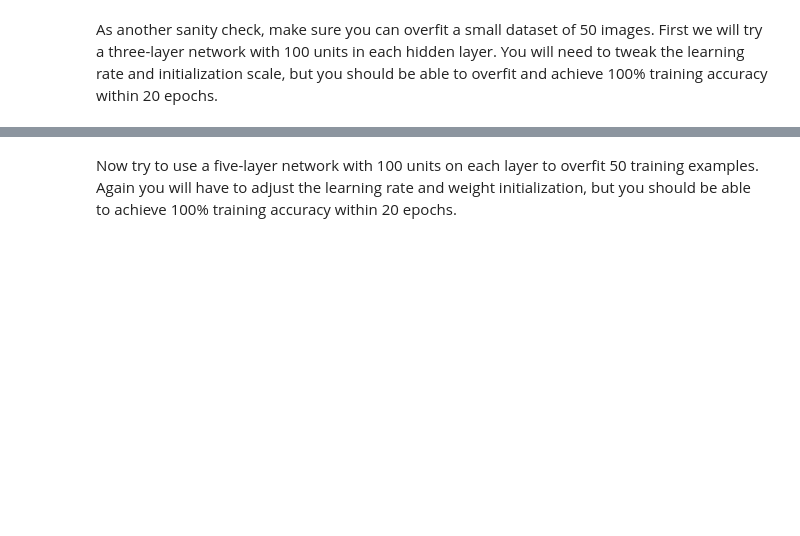
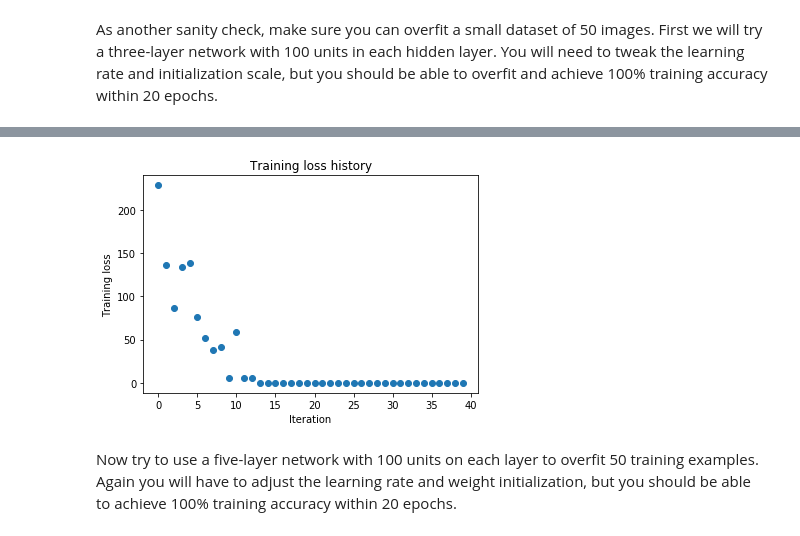
Before and after one commit to aprotopopov/cs231n, a Jupyter notebook: assignment2/FullyConnectedNets.ipynb, the cells around one changed output, grey strips where cells are left out. Drawn from its saved outputs; the diff is of its cells as text; code cells hidden in the pictures; blank space fills up the shorter version.

```diff
--- a/assignment2/FullyConnectedNets.ipynb
+++ b/assignment2/FullyConnectedNets.ipynb
@@ -393,8 +462,8 @@ small_data = {
   'y_val': data['y_val'],
 }
 
-weight_scale = 1e-2
-learning_rate = 1e-4
+weight_scale = 1e-1
+learning_rate = 1e-3
 model = FullyConnectedNet([100, 100],
               weight_scale=weight_scale, dtype=np.float64)
 solver = Solver(model, small_data,
@@ -411,3 +480,4 @@ plt.title('Training loss history')
 plt.xlabel('Iteration')
 plt.ylabel('Training loss')
 plt.show()
+# %% [output]
@@ -414,3 +501,4 @@ plt.show()
+[figure, added]
 # %% [markdown]
 Now try to use a five-layer network with 100 units on each layer to overfit 50 training examples. Again you will have to adjust the learning rate and weight initialization, but you should be able to achieve 100% training accuracy within 20 epochs.
 # %%
```
Also changed, not shown: parts of 16 cells of this notebook, 4 other files.
